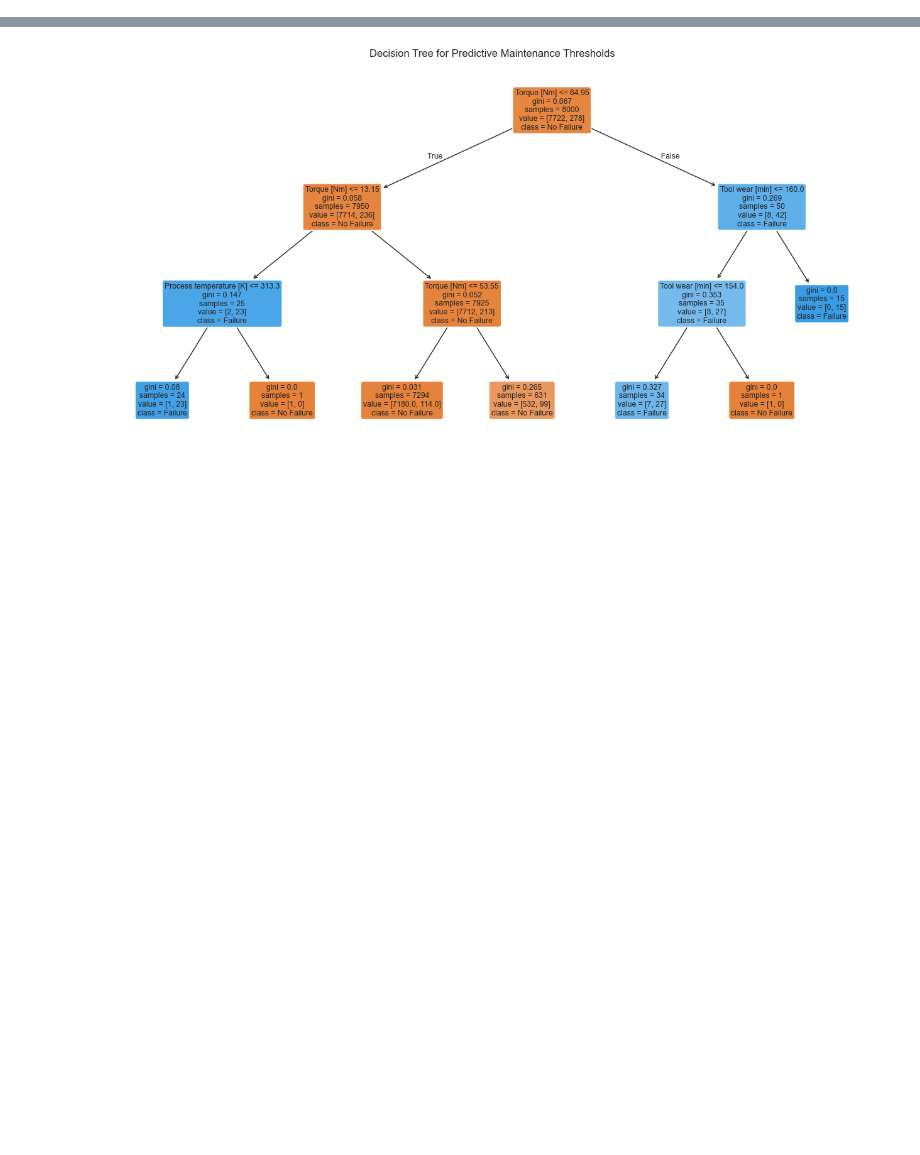
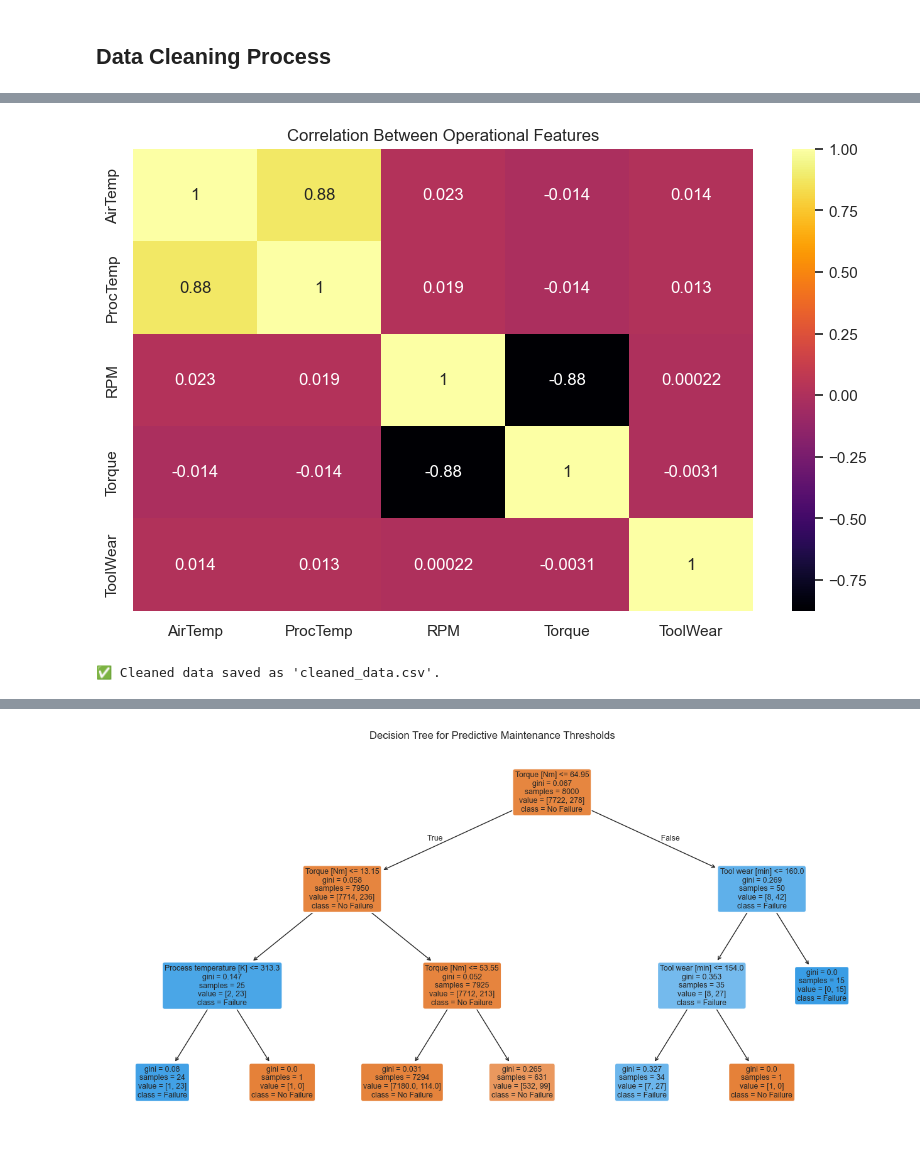
Before and after one commit to MariaArthur/Machine-Predictive-Maintenance-Project, a Jupyter notebook: TT7L_B.ipynb, the cells around one changed output, grey strips where cells are left out. Cells and saved outputs as stored; diff of their text form; code cells hidden in the pictures; blank space fills up the shorter version.

```diff
--- a/TT7L_B.ipynb
+++ b/TT7L_B.ipynb
@@ -1,18 +21,9 @@
+# %% [markdown]
+## Data Cleaning Process
 # %%
-# Data Pre-processing/Cleaning
-
-import pandas as pd
-import numpy as np
-import matplotlib.pyplot as plt
-import seaborn as sns
-from sklearn.preprocessing import StandardScaler, LabelEncoder
-from sklearn.tree import DecisionTreeClassifier, plot_tree
-from sklearn.model_selection import train_test_split
-from sklearn.metrics import classification_report
-
-
+# Data Cleaning
 # Load the dataset
-df = pd.read_csv("C:/Users/Maya/OneDrive/Documents/Uni/Y2 S3/Data Science/Project/predictive_maintenance.csv")
+df = pd.read_csv("C:/Users/Maya/OneDrive/Documents/Uni/Y2 S3/Data Science/assignment/predictive_maintenance.csv")
 np.random.seed(0)
 
 # 1. Drop UDI because it is not used and destroys model efficiency -------------------------------------
@@ -26,6 +37,7 @@ else:
     print("⚠️ Missing values detected:\n", missing_values)
 
 # 3. Encode Categorical Features -------------------------------------
+# Alphabetically
 label_enc = LabelEncoder()
 
 # Encoding Product ID
@@ -33,7 +45,23 @@ df['Product ID'] = label_enc.fit_transform(df['Product ID'])
 
 # Encoding Type and Failure Type
 df['Type'] = label_enc.fit_transform(df['Type'])
-df['Failure Type'] = label_enc.fit_transform(df['Failure Type'])
+# df['Failure Type'] = label_enc.fit_transform(df['Failure Type'])
+
+# Define your custom mapping (No Failure first)
+failure_mapping = {
+    'No Failure': 0,
+    'Heat Dissipation Failure': 1,
+    'Overstrain Failure': 2,
+    'Power Failure': 3,
+    'Random Failures': 4,
+    'Tool Wear Failure': 5
+}
+
+# Apply mapping
+df['Failure Type'] = df['Failure Type'].map(failure_mapping)
+
+# Verify
+print(df['Failure Type'].value_counts().sort_index())
 
 # 4. Standardizing Numerical Features -------------------------------
 scaler = StandardScaler()
@@ -42,21 +70,30 @@ scaler = StandardScaler()
 print("\n🔍 Final Data Check:")
 print(df.info())
 
+# 6. Heatmap ----------------------------------------
+# Load the dataset
+df = pd.read_csv("cleaned_data.csv")
+
+# Rename columns for easier access
+df.rename(columns={
+    "Air temperature [K]": "AirTemp",
+    "Process temperature [K]": "ProcTemp",
+    "Rotational speed [rpm]": "RPM",
+    "Torque [Nm]": "Torque",
+    "Tool wear [min]": "ToolWear",
+    "Failure Type": "FailureType",
+    "Type": "MachineType"
+}, inplace=True)
+
+# Plot correlation heatmap between operational variables and failure type
+plt.figure(figsize=(10, 6))
+corr = df[['AirTemp', 'ProcTemp', 'RPM', 'Torque', 'ToolWear']].corr()
+sns.heatmap(corr, annot=True, cmap='inferno')
+plt.title("Correlation Between Operational Features")
+plt.show()
+
 # Save cleaned data
-df.to_csv("dataclean.csv", index=False)
-print("\n✅ Cleaned data saved as 'dataclean.csv'.")
-
-df
-
-# Define features and target
-X = df.drop(columns=['Target'])  # Features
-y = df['Target']                 # Target label (0 = No Failure, 1 = Failure)
-
-# Scale the features for models that are sensitive to feature scales (like SVM)
-scaler = StandardScaler()
-X_scaled = scaler.fit_transform(X)
-
-# Split the dataset into training and test sets (80/20)
-X_train, X_test, y_train, y_test = train_test_split(X_scaled, y, test_size=0.2, random_state=42)
+df.to_csv("cleaned_data.csv", index=False)
+print("\n✅ Cleaned data saved as 'cleaned_data.csv'.")
 # %% [output]
 ✅ No missing values found.
@@ -78,0 +116,2 @@ None
+[figure, added]
+✅ Cleaned data saved as 'cleaned_data.csv'.
```
Also changed, not shown: parts of 43 cells of this notebook.
